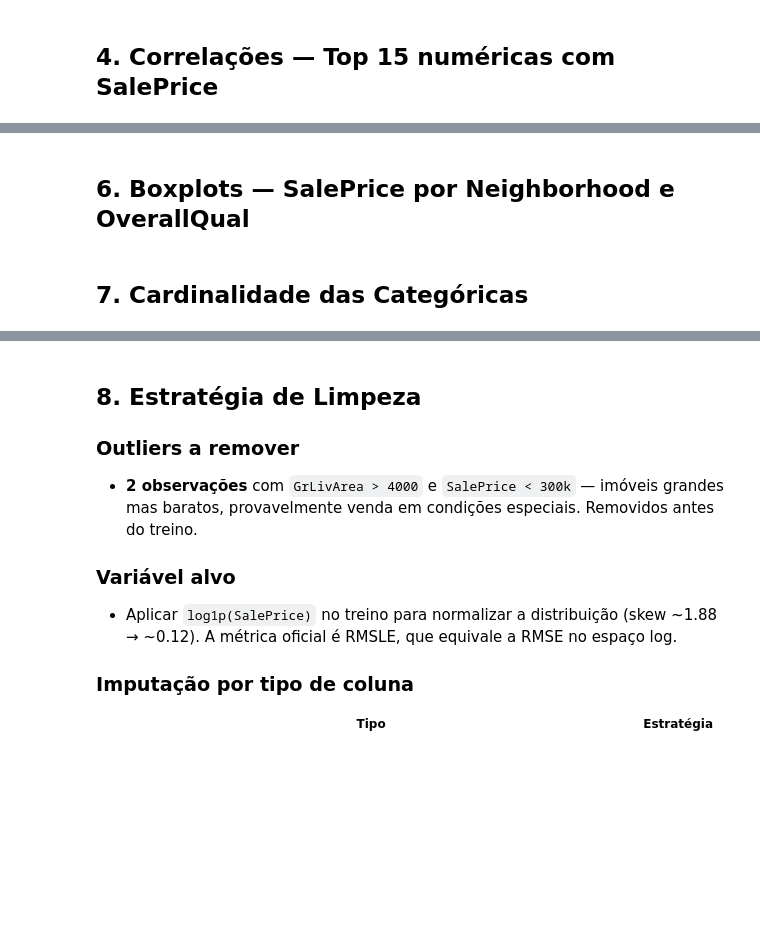
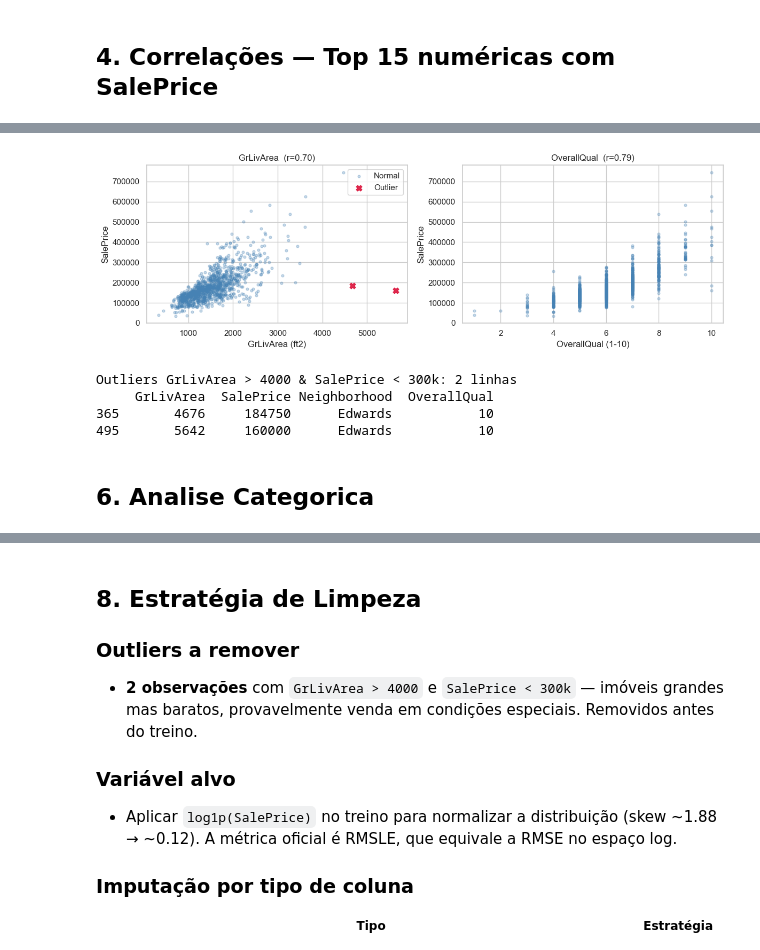
Before and after one commit to Victorios20/house-prices-comp, a Jupyter notebook: notebooks/01_EDA.ipynb, the cells around one changed output, grey strips where cells are left out. Cells and saved outputs as stored; diff of their text form; code cells hidden in the pictures; blank space fills up the shorter version.

```diff
--- a/notebooks/01_EDA.ipynb
+++ b/notebooks/01_EDA.ipynb
@@ -136,39 +197,36 @@ print(corr_matrix['SalePrice'].sort_values(ascending=False).head(16))
 # %%
-top_feats = ['GrLivArea', 'TotalBsmtSF', 'OverallQual', 'GarageArea', '1stFlrSF']
+fig, axes = plt.subplots(1, 2, figsize=(12, 4))
 
-fig, axes = plt.subplots(2, 3, figsize=(16, 9))
-axes = axes.flatten()
+outlier_mask = (train['GrLivArea'] > 4000) & (train['SalePrice'] < 300_000)
+axes[0].scatter(
+    train.loc[~outlier_mask, 'GrLivArea'], train.loc[~outlier_mask, 'SalePrice'],
+    alpha=0.3, s=12, color='steelblue', label='Normal'
+)
+axes[0].scatter(
+    train.loc[outlier_mask, 'GrLivArea'], train.loc[outlier_mask, 'SalePrice'],
+    alpha=0.9, s=60, color='crimson', marker='X', label='Outlier'
+)
+r_gr = train[['GrLivArea', 'SalePrice']].dropna().corr().iloc[0, 1]
+axes[0].set_title(f'GrLivArea  (r={r_gr:.2f})')
+axes[0].set_xlabel('GrLivArea (ft2)')
+axes[0].set_ylabel('SalePrice')
+axes[0].legend()
 
-for i, feat in enumerate(top_feats):
-    if feat not in train.columns:
-        continue
-    # Outliers de GrLivArea: área grande mas preço baixo
-    if feat == 'GrLivArea':
-        outlier_mask = (train['GrLivArea'] > 4000) & (train['SalePrice'] < 300_000)
-        axes[i].scatter(
-            train.loc[~outlier_mask, feat], train.loc[~outlier_mask, 'SalePrice'],
-            alpha=0.4, s=15, color='steelblue', label='Normal'
-        )
-        axes[i].scatter(
-            train.loc[outlier_mask, feat], train.loc[outlier_mask, 'SalePrice'],
-            alpha=0.9, s=60, color='crimson', marker='X', label='Outlier'
-        )
-        axes[i].legend()
-    else:
-        axes[i].scatter(train[feat], train['SalePrice'], alpha=0.3, s=15, color='steelblue')
-    axes[i].set_xlabel(feat)
-    axes[i].set_ylabel('SalePrice')
-    r = train[[feat, 'SalePrice']].dropna().corr().iloc[0, 1]
-    axes[i].set_title(f'{feat}  (r={r:.2f})')
+axes[1].scatter(train['OverallQual'], train['SalePrice'], alpha=0.3, s=12, color='steelblue')
+r_oq = train[['OverallQual', 'SalePrice']].corr().iloc[0, 1]
+axes[1].set_title(f'OverallQual  (r={r_oq:.2f})')
+axes[1].set_xlabel('OverallQual (1-10)')
+axes[1].set_ylabel('SalePrice')
 
-axes[-1].axis('off')
-plt.suptitle('Scatter: Features vs SalePrice', fontsize=13, y=1.01)
 plt.tight_layout()
 plt.show()
 
-# Confirma os outliers
-outliers_grlivarea = train[(train['GrLivArea'] > 4000) & (train['SalePrice'] < 300_000)]
-print(f'Outliers GrLivArea > 4000 & SalePrice < 300k: {len(outliers_grlivarea)} linhas')
-print(outliers_grlivarea[['GrLivArea', 'SalePrice', 'Neighborhood', 'OverallQual']])
+outliers_df = train[(train['GrLivArea'] > 4000) & (train['SalePrice'] < 300_000)]
+print(f'Outliers GrLivArea > 4000 & SalePrice < 300k: {len(outliers_df)} linhas')
+print(outliers_df[['GrLivArea', 'SalePrice', 'Neighborhood', 'OverallQual']])
+# %% [output]
+[figure, added]
+Outliers GrLivArea > 4000 & SalePrice < 300k: 2 linhas
+     GrLivArea  SalePrice Neighborhood  OverallQual
+365       4676     184750      Edwards           10
+495       5642     160000      Edwards           10
-# %% [markdown]
-## 6. Boxplots — SalePrice por Neighborhood e OverallQual
@@ -199,5 +233,5 @@ plt.show()
-# %% [markdown]
-## 7. Cardinalidade das Categóricas
+# %% [markdown]
+## 6. Analise Categorica
 # %%
 cat_cols = train.select_dtypes(include='object').columns.tolist()
 
```
Also changed, not shown: parts of 11 cells of this notebook, 10 other files.
